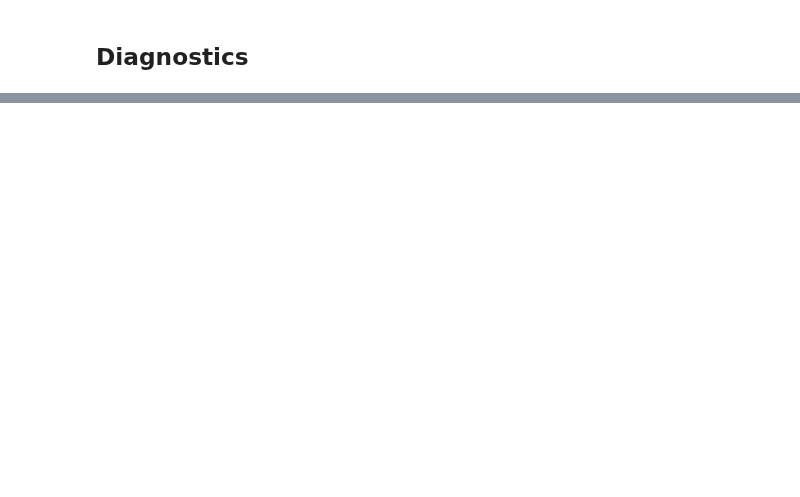
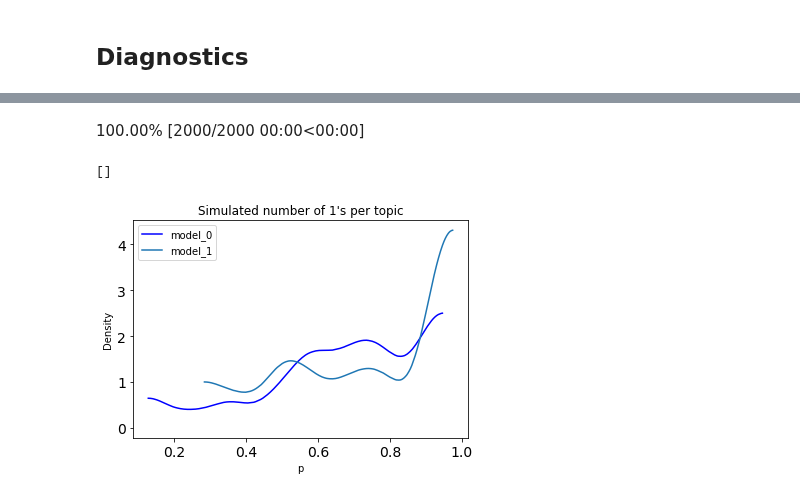
Before and after one commit to imrogerjiang/bayesian-inference-topic-measures, a Jupyter notebook: Power and Significance simulation.ipynb, the cells around one changed output, grey strips where cells are left out. Cells and saved outputs as stored; diff of their text form; code cells hidden in the pictures; blank space fills up the shorter version.

```diff
--- a/Power and Significance simulation.ipynb
+++ b/Power and Significance simulation.ipynb
@@ -331,0 +339,44 @@ See the caveats in the documentation: https://pandas.pydata.org/pandas-docs/stab
+# %%
+# Simulating scores
+with glm_rater_topic["model"]:
+    pm.set_data({
+        "raters":ps_rater_array,
+        "topics":ps_topic_array,
+        "cordels":ps_cordel_array})
+    postrr_sim=pm.sample_posterior_predictive(proposed_trace, predictions=True)
+# %% [output]
+100.00% [2000/2000 00:00<00:00]
+# %%
+# Plotting simulated score distributions ------------------------------
+target="s"
+postrr_samples = postrr_sim.predictions.sel(chain=0)
+
+# Manipulating samples to plot
+df_postrr, na_s = downcast_df(postrr_samples[target].to_dataframe().reset_index())
+
+# Joining rater/topic/model/corpus information
+data1 = ps_data.copy()
+data1["obs_id"] = data1.index
+df_postrr1 = pd.merge(df_postrr, data1, on="obs_id", how="left")
+
+# Aggregating "1s" and counts by topic
+postrr_agg0 = df_postrr1[df_postrr1["cordel_id"]==0].groupby("topic_id").agg({target:["sum", "count"]}).reset_index()
+postrr_agg1 = df_postrr1[df_postrr1["cordel_id"]==1].groupby("topic_id").agg({target:["sum", "count"]}).reset_index()
+
+# Calculating topic probabilities from sums and counts
+postrr_topic_prob0 = postrr_agg0[("s","sum")]/postrr_agg0[("s","count")]
+postrr_topic_prob1 = postrr_agg1[("s","sum")]/postrr_agg1[("s","count")]
+
+# Setting up plot
+ax = az.plot_kde(np.array(postrr_topic_prob0), bw=0.05)
+ax.get_lines()[0].set_color("orange")
+ax = az.plot_kde(np.array(postrr_topic_prob1), bw=0.05)
+ax.get_lines()[0].set_color("blue")
+ax.legend(ax.get_lines(), ["model_0", "model_1"])
+ax.set_title("Simulated number of 1's per topic")
+ax.set_ylabel("Density")
+ax.set_xlabel("p")
+plt.plot()
+# %% [output]
+[]
+[figure, added]
```
Also changed, not shown: parts of 46 cells of this notebook, 1 other file.
